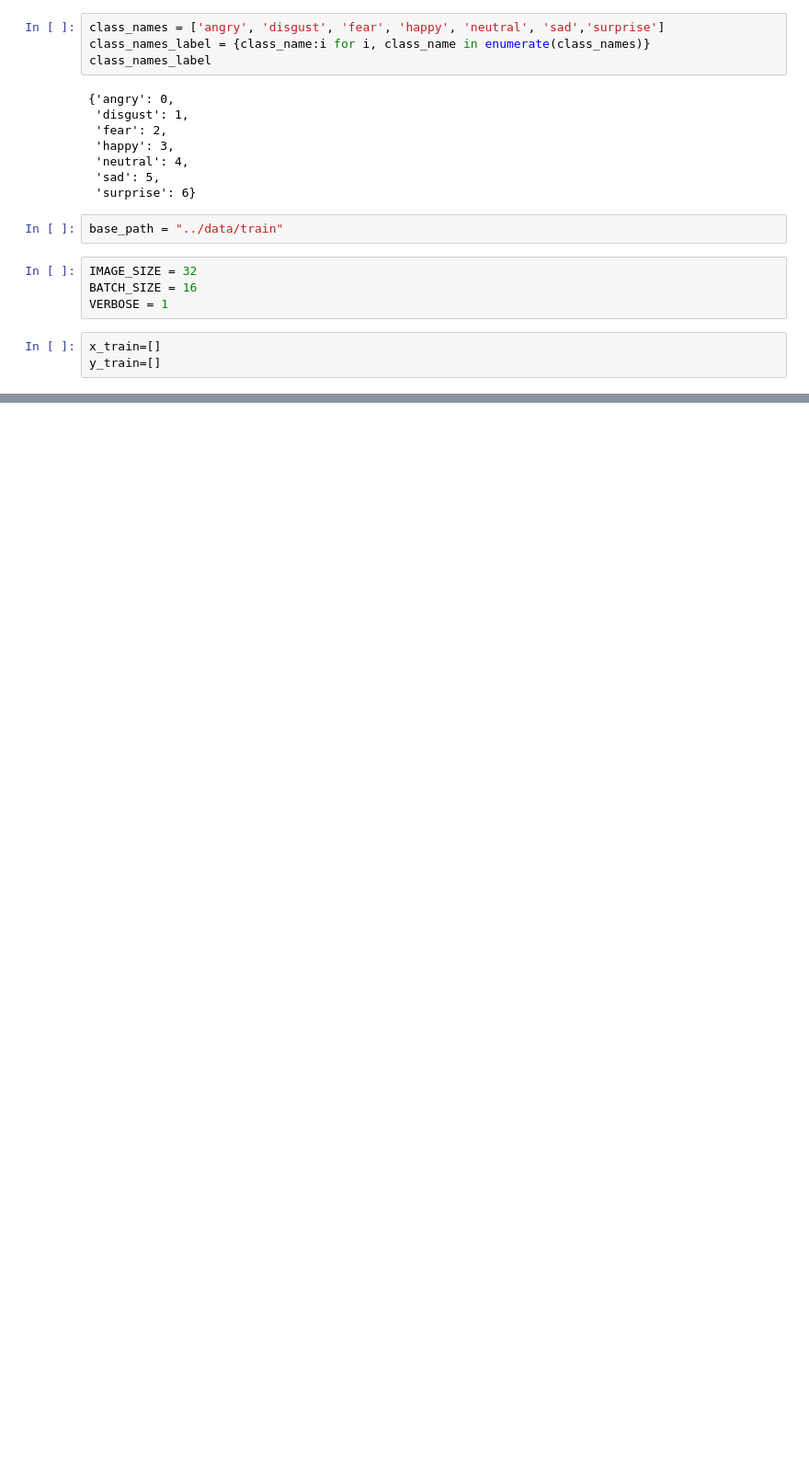
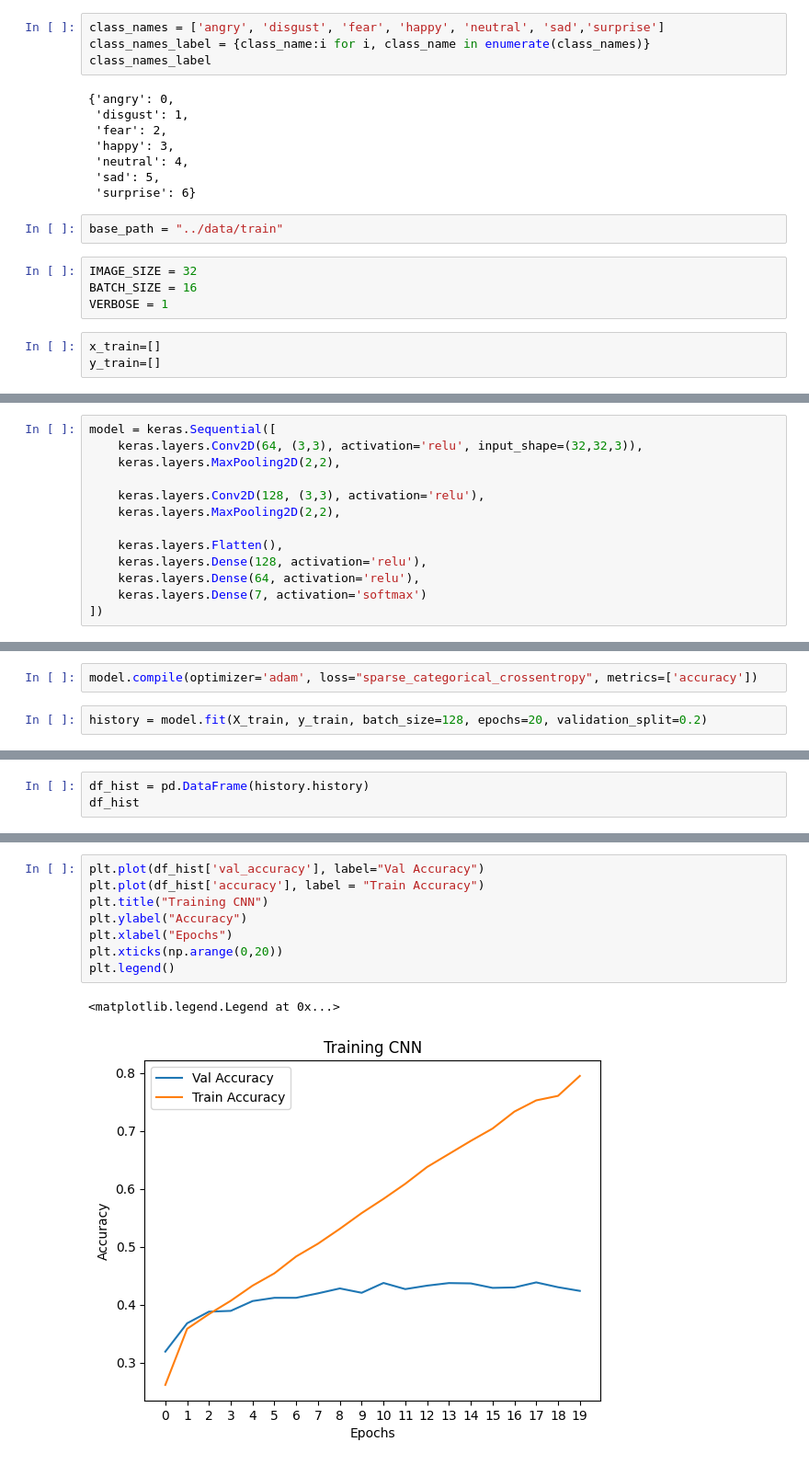
Before and after one commit to juanmendiz/COMPETICION-PAREJAS-KAGGLE, a Jupyter notebook: notebooks/train.ipynb, the cells around one changed output, grey strips where cells are left out. Shown at 92% size. Cells and saved outputs as stored; diff of their text form; blank space fills up the shorter version.

```diff
--- a/notebooks/train.ipynb
+++ b/notebooks/train.ipynb
@@ -69,0 +155,13 @@ AttributeError: 'list' object has no attribute 'shape'
+# %%
+model = keras.Sequential([
+    keras.layers.Conv2D(64, (3,3), activation='relu', input_shape=(32,32,3)),
+    keras.layers.MaxPooling2D(2,2),
+
+    keras.layers.Conv2D(128, (3,3), activation='relu'),
+    keras.layers.MaxPooling2D(2,2),
+
+    keras.layers.Flatten(),
+    keras.layers.Dense(128, activation='relu'),
+    keras.layers.Dense(64, activation='relu'),
+    keras.layers.Dense(7, activation='softmax')
+])
@@ -69,0 +188,4 @@ AttributeError: 'list' object has no attribute 'shape'
+# %%
+model.compile(optimizer='adam', loss="sparse_categorical_crossentropy", metrics=['accuracy'])
+# %%
+history = model.fit(X_train, y_train, batch_size=128, epochs=20, validation_split=0.2)
@@ -69,0 +270,3 @@ AttributeError: 'list' object has no attribute 'shape'
+# %%
+df_hist = pd.DataFrame(history.history)
+df_hist
@@ -69,0 +291,11 @@ AttributeError: 'list' object has no attribute 'shape'
+# %%
+plt.plot(df_hist['val_accuracy'], label="Val Accuracy")
+plt.plot(df_hist['accuracy'], label = "Train Accuracy")
+plt.title("Training CNN")
+plt.ylabel("Accuracy")
+plt.xlabel("Epochs")
+plt.xticks(np.arange(0,20))
+plt.legend()
+# %% [output]
+<matplotlib.legend.Legend at 0x...>
+[figure, added]
```
Also changed, not shown: parts of 42 cells of this notebook, 1 other file.
